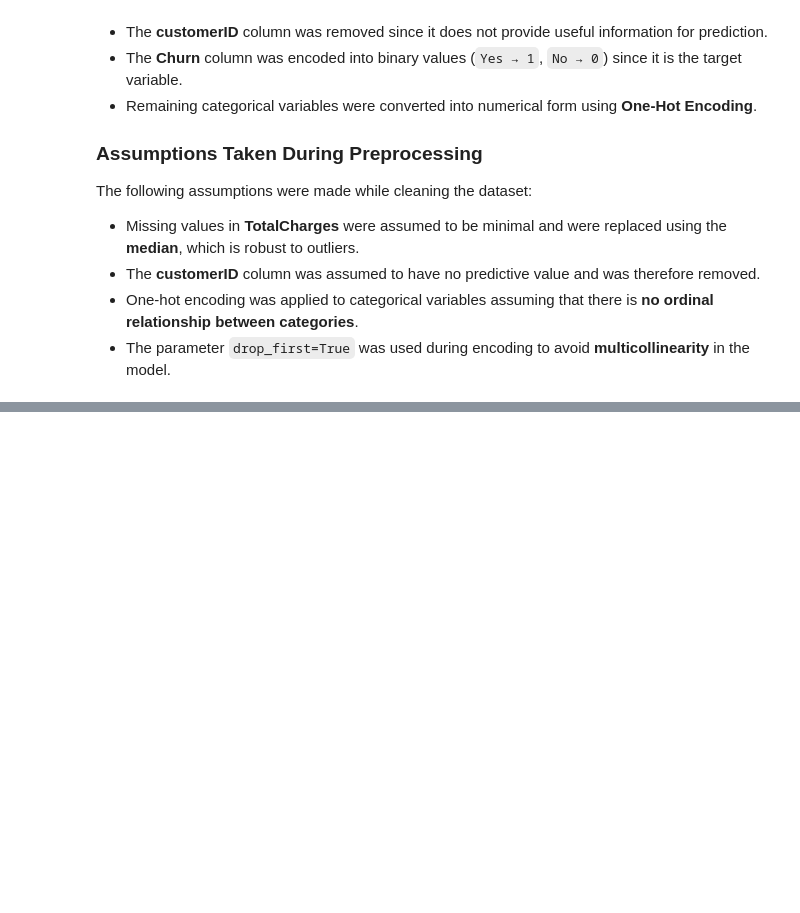
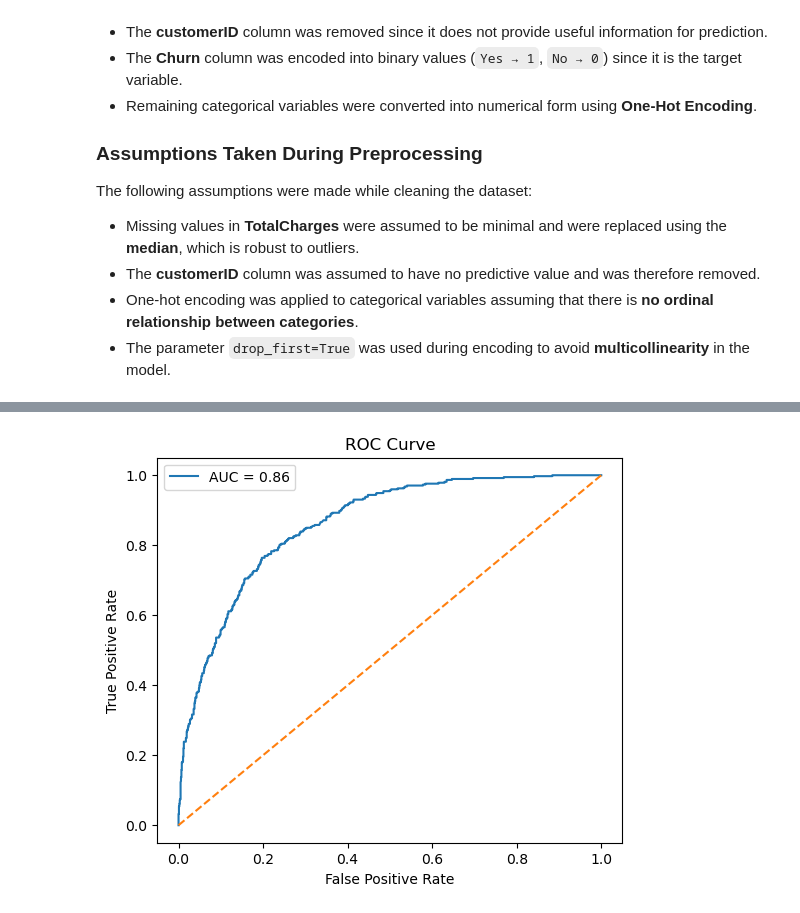
Before and after one commit to akhilabismi/ML_PROJECT, a Jupyter notebook: Notebooks/customer churn prediction.ipynb, the cells around one changed output, grey strips where cells are left out. Cells and saved outputs as stored; diff of their text form; code cells hidden in the pictures; blank space fills up the shorter version.

```diff
--- a/Notebooks/customer churn prediction.ipynb
+++ b/Notebooks/customer churn prediction.ipynb
@@ -355,0 +430,8 @@ The following assumptions were made while cleaning the dataset:
+# %%
+X = df.drop('Churn',axis = 1)
+y = df['Churn']
+# %%
+from sklearn.model_selection import train_test_split
+
+X_train, X_test, y_train, y_test = train_test_split(
+    X, y, test_size = 0.2, random_state = 42)
@@ -355,0 +505,27 @@ The following assumptions were made while cleaning the dataset:
+# %%
+from sklearn.metrics import roc_curve, auc
+import matplotlib.pyplot as plt
+
+# get predicted probabilities
+y_prob = model.predict_proba(X_test)[:,1]
+
+# compute ROC values
+fpr, tpr, thresholds = roc_curve(y_test, y_prob)
+
+# calculate AUC score
+roc_auc = auc(fpr, tpr)
+
+# plot ROC curve
+plt.figure(figsize=(6,5))
+
+plt.plot(fpr, tpr, label=f"AUC = {roc_auc:.2f}")
+plt.plot([0,1], [0,1], linestyle='--')
+
+plt.xlabel("False Positive Rate")
+plt.ylabel("True Positive Rate")
+plt.title("ROC Curve")
+plt.legend()
+
+plt.show()
+# %% [output]
+[figure, added]
```
Also changed, not shown: parts of 39 cells of this notebook.
